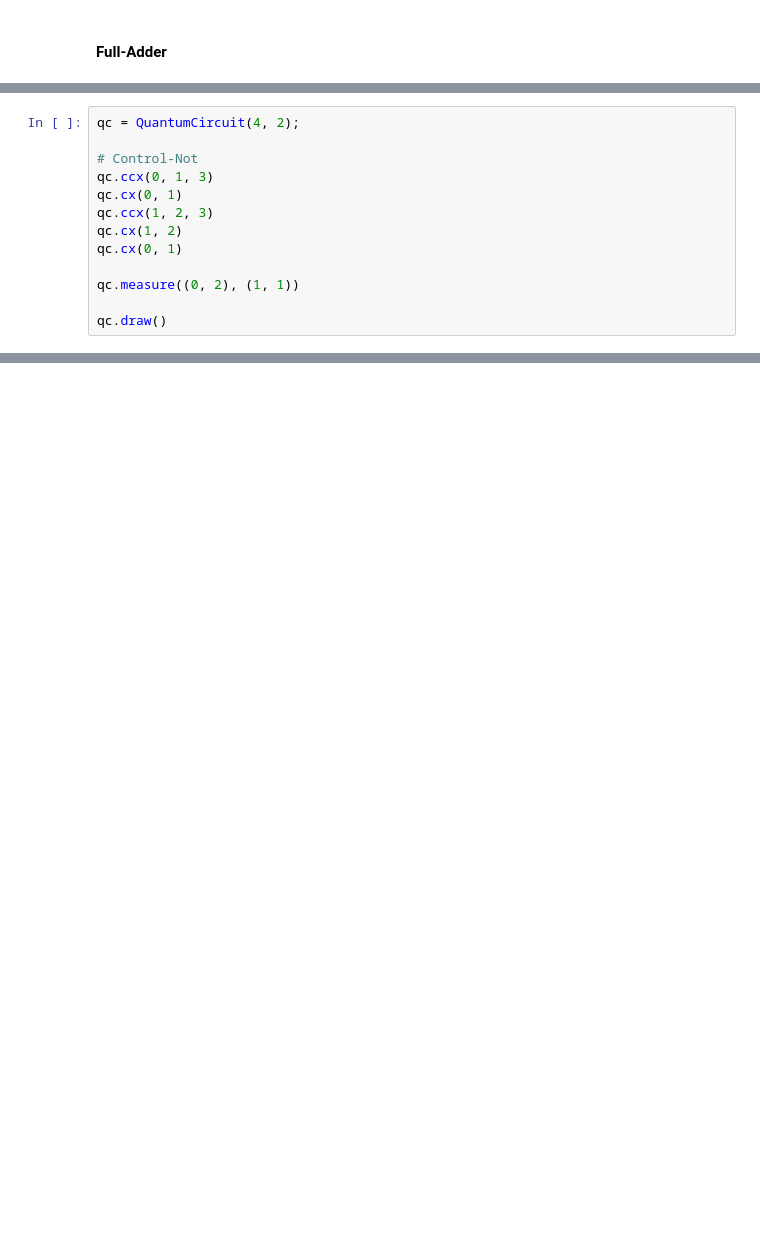
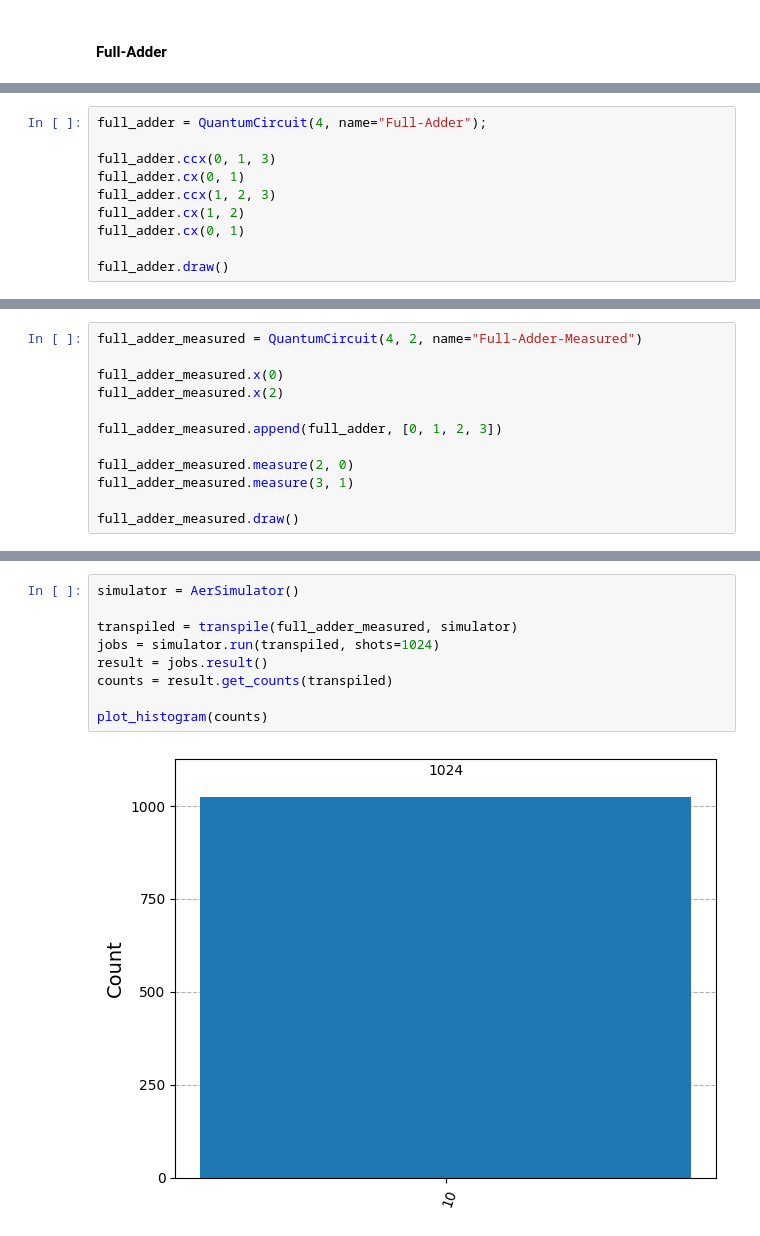
Before and after one commit to iroumec/Quantum-Computing, a Jupyter notebook: segunda_entrega.ipynb, the cells around one changed output, grey strips where cells are left out. Cells and saved outputs as stored; diff of their text form; blank space fills up the shorter version.

Commit message:
Se planteó el Full-Adder y el Full-Adder-4

```diff
--- a/segunda_entrega.ipynb
+++ b/segunda_entrega.ipynb
@@ -62,14 +36,11 @@ c: 1/══════╩═
 # %%
-qc = QuantumCircuit(4, 2);
+full_adder = QuantumCircuit(4, name="Full-Adder");
 
-# Control-Not
-qc.ccx(0, 1, 3)
-qc.cx(0, 1)
-qc.ccx(1, 2, 3)
-qc.cx(1, 2)
-qc.cx(0, 1)
+full_adder.ccx(0, 1, 3)
+full_adder.cx(0, 1)
+full_adder.ccx(1, 2, 3)
+full_adder.cx(1, 2)
+full_adder.cx(0, 1)
 
-qc.measure((0, 2), (1, 1))
-
-qc.draw()
+full_adder.draw()
 # %% [output]
@@ -76,0 +55,12 @@ MissingOptionalLibraryError: "The 'matplotlib' library is required to use 'Matpl
+# %%
+full_adder_measured = QuantumCircuit(4, 2, name="Full-Adder-Measured")
+
+full_adder_measured.x(0)
+full_adder_measured.x(2)
+
+full_adder_measured.append(full_adder, [0, 1, 2, 3])
+
+full_adder_measured.measure(2, 0)
+full_adder_measured.measure(3, 1)
+
+full_adder_measured.draw()
@@ -76,0 +79,11 @@ MissingOptionalLibraryError: "The 'matplotlib' library is required to use 'Matpl
+# %%
+simulator = AerSimulator()
+
+transpiled = transpile(full_adder_measured, simulator)
+jobs = simulator.run(transpiled, shots=1024)
+result = jobs.result()
+counts = result.get_counts(transpiled)
+
+plot_histogram(counts)
+# %% [output]
+[figure, added]
```
Also changed, not shown: parts of 15 cells of this notebook.
